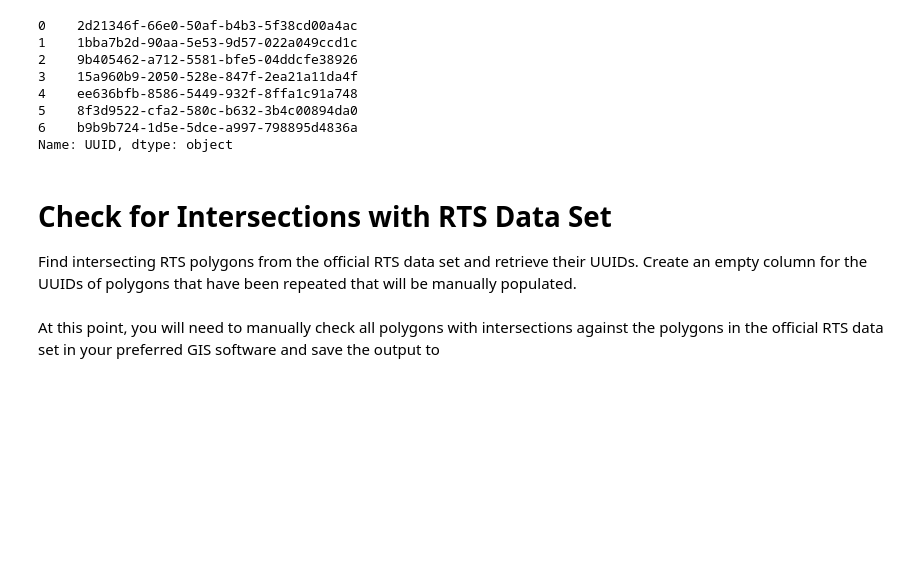
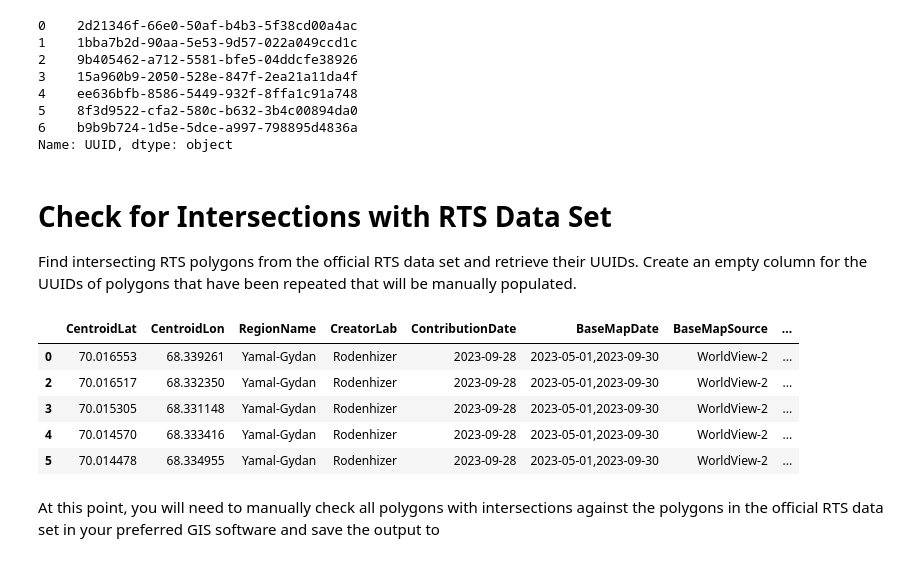
Before and after one commit to HRodenhizer/prep_rts_dataset_scripts, a Jupyter notebook: python/rts_dataset_formatting.ipynb, the cells around one changed output. Saved outputs shown, nothing was run; the diff lists cells and outputs as text; code cells hidden in the pictures; blank space fills up the shorter version.

Commit message:
update python data processing script to not include touching polygons in intersecting polygons

```diff
--- a/python/rts_dataset_formatting.ipynb
+++ b/python/rts_dataset_formatting.ipynb
@@ -395,34 +395,65 @@ Find intersecting RTS polygons from the official RTS data set and retrieve their
 def get_intersecting_uuids(polygon, df):
     intersections = [','.join(gpd.overlay(polygon, df, how='intersection').UUID_2)]
     return intersections
+
+def get_touching_uuids(polygon, df):
+    adjacent_polys = [','.join([uuid for rts, uuid in zip(df.geometry, df.UUID) if polygon.geometry.touches(rts).reset_index()[0][0]])]
+    return adjacent_polys
+
+def remove_adjacent_polys(intersections, adjacent_polys):
+    intersections = [item.split(',') for item in intersections]
+    adjacent_polys = [item.split(',') for item in adjacent_polys]
+    fixed_intersections = []
+    for idx in range(0, len(intersections)):
+        fixed_intersection = [[intersection for intersection in intersections[idx] if intersection not in adjacent_polys[idx]]]
+        fixed_intersections = fixed_intersections + fixed_intersection
+    fixed_intersections = [','.join(item) for item in fixed_intersections]
+    return fixed_intersections
 
 intersections = []
 for idx in range(0,new_data.shape[0]):
     new_intersections = get_intersecting_uuids(new_data.iloc[[idx]], rts_data)
     intersections = intersections + new_intersections
 
 new_data['Intersections'] = intersections
+
+adjacent_polys = []
+for idx in range(0,new_data.shape[0]):
+    new_adjacent_polys = get_touching_uuids(new_data.iloc[[idx]], rts_data)
+    adjacent_polys = adjacent_polys + new_adjacent_polys
+
+new_data['AdjacentPolys'] = adjacent_polys
+
+new_data.Intersections = remove_adjacent_polys(new_data.Intersections, new_data.AdjacentPolys)
+new_data.drop('AdjacentPolys', axis=1)
 
 overlapping_data = new_data.copy()
 overlapping_data = overlapping_data[overlapping_data.Intersections.str.len() > 0]
 overlapping_data
 
 if overlapping_data.shape[0] > 0:
     if 'RepeatRTS' not in list(overlapping_data.columns.values):
         overlapping_data['RepeatRTS'] = ['']*overlapping_data.shape[0]
     if 'MergedRTS' not in list(overlapping_data.columns.values):
         overlapping_data['MergedRTS'] = ['']*overlapping_data.shape[0]
     if 'StabilizedRTS' not in list(overlapping_data.columns.values):
         overlapping_data['StabilizedRTS'] = ['']*overlapping_data.shape[0]
 
     overlapping_data['AccidentalOverlap'] = ['']*overlapping_data.shape[0]
 
     overlapping_data.to_file(
         os.path.join(
             '../python_output',
             new_data_file.split('.')[0] + "_overlapping_polygons.shp"
         )
     )
+# %% [output]
+|  | CentroidLat | CentroidLon | RegionName | CreatorLab | ContributionDate | BaseMapDate | BaseMapSource | ... |
+| 0 | 70.016553 | 68.339261 | Yamal-Gydan | Rodenhizer | 2023-09-28 | 2023-05-01,2023-09-30 | WorldView-2 | ... |
+| 2 | 70.016517 | 68.332350 | Yamal-Gydan | Rodenhizer | 2023-09-28 | 2023-05-01,2023-09-30 | WorldView-2 | ... |
+| 3 | 70.015305 | 68.331148 | Yamal-Gydan | Rodenhizer | 2023-09-28 | 2023-05-01,2023-09-30 | WorldView-2 | ... |
+| 4 | 70.014570 | 68.333416 | Yamal-Gydan | Rodenhizer | 2023-09-28 | 2023-05-01,2023-09-30 | WorldView-2 | ... |
+| 5 | 70.014478 | 68.334955 | Yamal-Gydan | Rodenhizer | 2023-09-28 | 2023-05-01,2023-09-30 | WorldView-2 | ... |
 # %% [markdown]
 At this point, you will need to manually check all polygons with intersections against the polygons in the official RTS data set in your preferred GIS software and save the output to
 # %%
```
Also changed, not shown: parts of 1 cell of this notebook, 2 other files.
